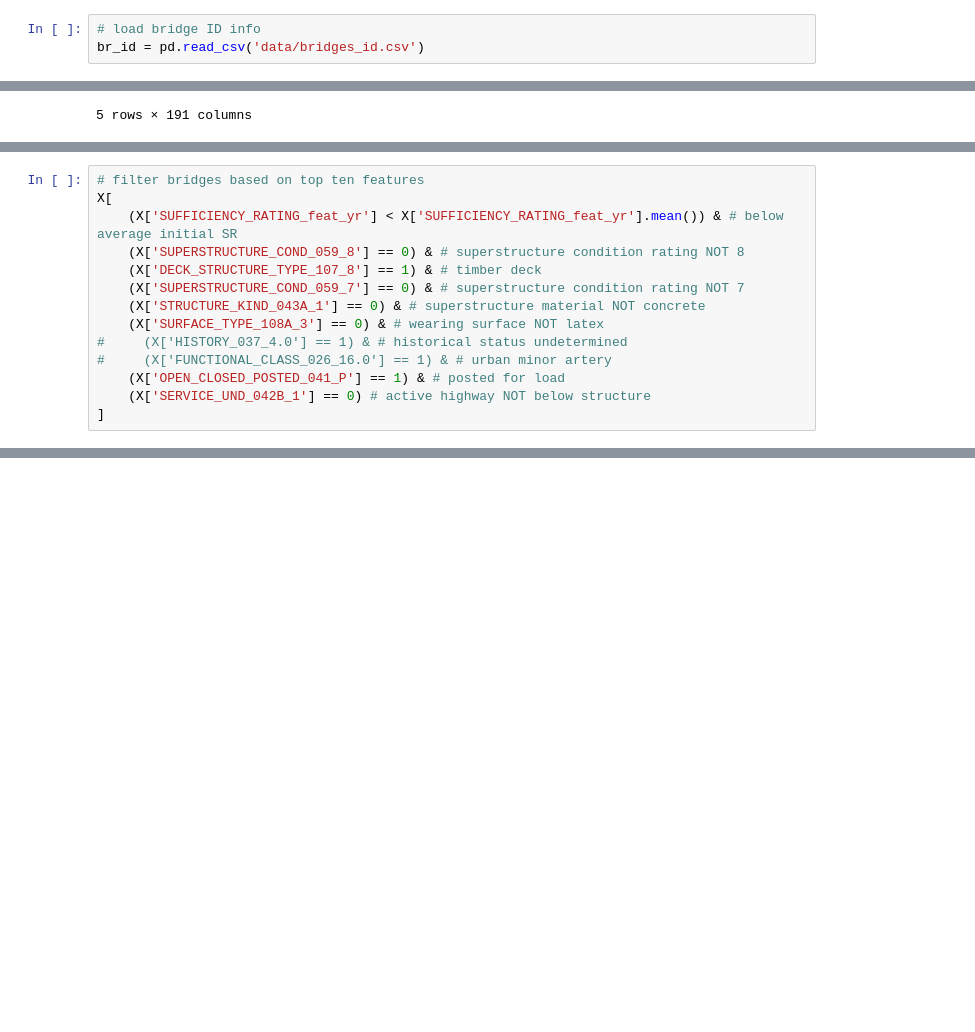
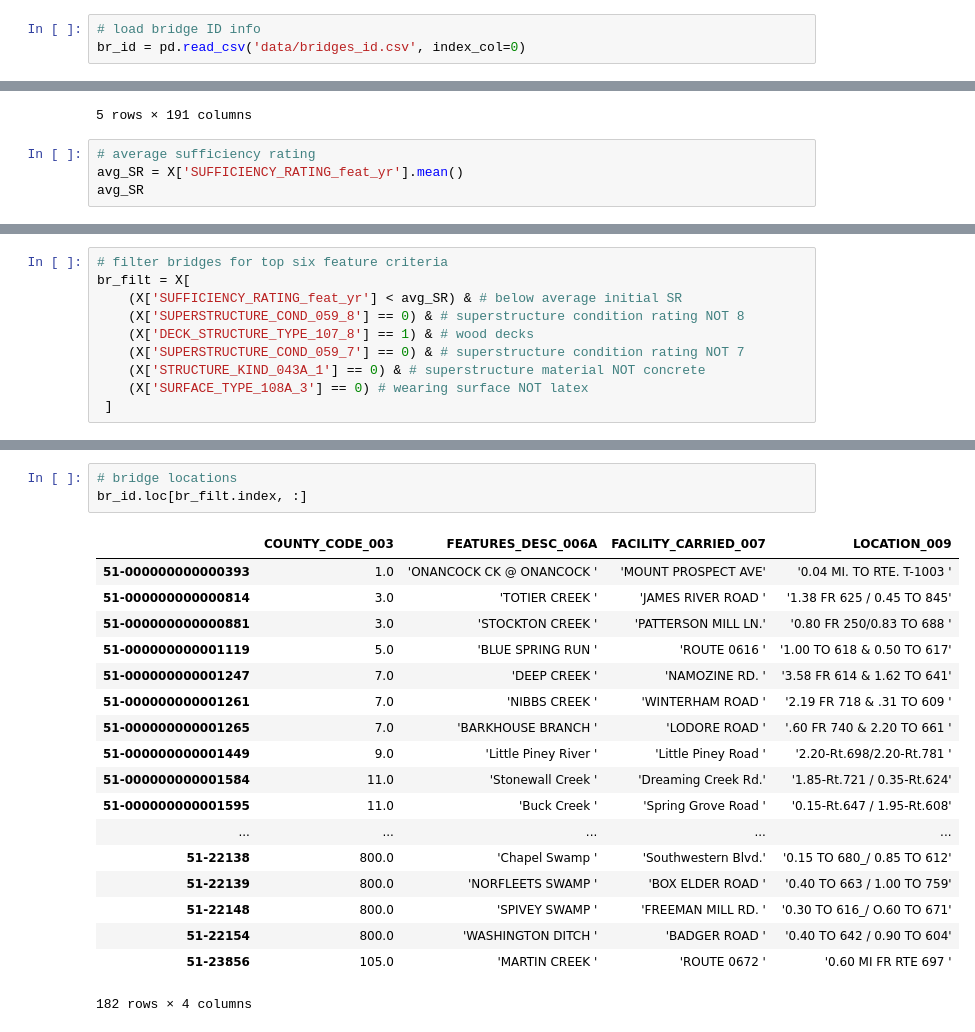
Before and after one commit to kevscon/bridge-ratings, a Jupyter notebook: results.ipynb, the cells around one changed output, grey strips where cells are left out. Cells and saved outputs as stored; diff of their text form; blank space fills up the shorter version.

```diff
--- a/results.ipynb
+++ b/results.ipynb
@@ -203,7 +203,7 @@ features = X.columns
 y = pd.read_csv('data/tru_cls.csv', index_col=0, header=None)
 # %%
 # load bridge ID info
-br_id = pd.read_csv('data/bridges_id.csv')
+br_id = pd.read_csv('data/bridges_id.csv', index_col=0)
 # %% [markdown]
 ## Feature Affects
 # %%
@@ -263,3 +263,7 @@ X.head()
 | 51-2VA00CC | 99.99 | 6.0 | 60.0 | 2.0 | 0 | 1000.0 | ... |
 | 51-2VA00DD | 99.99 | 12.0 | 60.0 | 2.0 | 0 | 500.0 | ... |
 5 rows × 191 columns
+# %%
+# average sufficiency rating
+avg_SR = X['SUFFICIENCY_RATING_feat_yr'].mean()
+avg_SR
@@ -266,14 +324,10 @@ X.head()
 # %%
-# filter bridges based on top ten features
-X[
-    (X['SUFFICIENCY_RATING_feat_yr'] < X['SUFFICIENCY_RATING_feat_yr'].mean()) & # below average initial SR
+# filter bridges for top six feature criteria
+br_filt = X[
+    (X['SUFFICIENCY_RATING_feat_yr'] < avg_SR) & # below average initial SR
     (X['SUPERSTRUCTURE_COND_059_8'] == 0) & # superstructure condition rating NOT 8
-    (X['DECK_STRUCTURE_TYPE_107_8'] == 1) & # timber deck
+    (X['DECK_STRUCTURE_TYPE_107_8'] == 1) & # wood decks
     (X['SUPERSTRUCTURE_COND_059_7'] == 0) & # superstructure condition rating NOT 7
     (X['STRUCTURE_KIND_043A_1'] == 0) & # superstructure material NOT concrete
-    (X['SURFACE_TYPE_108A_3'] == 0) & # wearing surface NOT latex
-#     (X['HISTORY_037_4.0'] == 1) & # historical status undetermined
-#     (X['FUNCTIONAL_CLASS_026_16.0'] == 1) & # urban minor artery
-    (X['OPEN_CLOSED_POSTED_041_P'] == 1) & # posted for load
-    (X['SERVICE_UND_042B_1'] == 0) # active highway NOT below structure
-]
+    (X['SURFACE_TYPE_108A_3'] == 0) # wearing surface NOT latex
+ ]
@@ -298,0 +334,22 @@ X[
+# %%
+# bridge locations
+br_id.loc[br_filt.index, :]
+# %% [output]
+|  | COUNTY_CODE_003 | FEATURES_DESC_006A | FACILITY_CARRIED_007 | LOCATION_009 |
+| 51-000000000000393 | 1.0 | 'ONANCOCK CK @ ONANCOCK ' | 'MOUNT PROSPECT AVE' | '0.04 MI. TO RTE. T-1003 ' |
+| 51-000000000000814 | 3.0 | 'TOTIER CREEK ' | 'JAMES RIVER ROAD ' | '1.38 FR 625 / 0.45 TO 845' |
+| 51-000000000000881 | 3.0 | 'STOCKTON CREEK ' | 'PATTERSON MILL LN.' | '0.80 FR 250/0.83 TO 688 ' |
+| 51-000000000001119 | 5.0 | 'BLUE SPRING RUN ' | 'ROUTE 0616 ' | '1.00 TO 618 & 0.50 TO 617' |
+| 51-000000000001247 | 7.0 | 'DEEP CREEK ' | 'NAMOZINE RD. ' | '3.58 FR 614 & 1.62 TO 641' |
+| 51-000000000001261 | 7.0 | 'NIBBS CREEK ' | 'WINTERHAM ROAD ' | '2.19 FR 718 & .31 TO 609 ' |
+| 51-000000000001265 | 7.0 | 'BARKHOUSE BRANCH ' | 'LODORE ROAD ' | '.60 FR 740 & 2.20 TO 661 ' |
+| 51-000000000001449 | 9.0 | 'Little Piney River ' | 'Little Piney Road ' | '2.20-Rt.698/2.20-Rt.781 ' |
+| 51-000000000001584 | 11.0 | 'Stonewall Creek ' | 'Dreaming Creek Rd.' | '1.85-Rt.721 / 0.35-Rt.624' |
+| 51-000000000001595 | 11.0 | 'Buck Creek ' | 'Spring Grove Road ' | '0.15-Rt.647 / 1.95-Rt.608' |
+| ... | ... | ... | ... | ... |
+| 51-22138 | 800.0 | 'Chapel Swamp ' | 'Southwestern Blvd.' | '0.15 TO 680_/ 0.85 TO 612' |
+| 51-22139 | 800.0 | 'NORFLEETS SWAMP ' | 'BOX ELDER ROAD ' | '0.40 TO 663 / 1.00 TO 759' |
+| 51-22148 | 800.0 | 'SPIVEY SWAMP ' | 'FREEMAN MILL RD. ' | '0.30 TO 616_/ O.60 TO 671' |
+| 51-22154 | 800.0 | 'WASHINGTON DITCH ' | 'BADGER ROAD ' | '0.40 TO 642 / 0.90 TO 604' |
+| 51-23856 | 105.0 | 'MARTIN CREEK ' | 'ROUTE 0672 ' | '0.60 MI FR RTE 697 ' |
+182 rows × 4 columns
```
Also changed, not shown: parts of 19 cells of this notebook.
